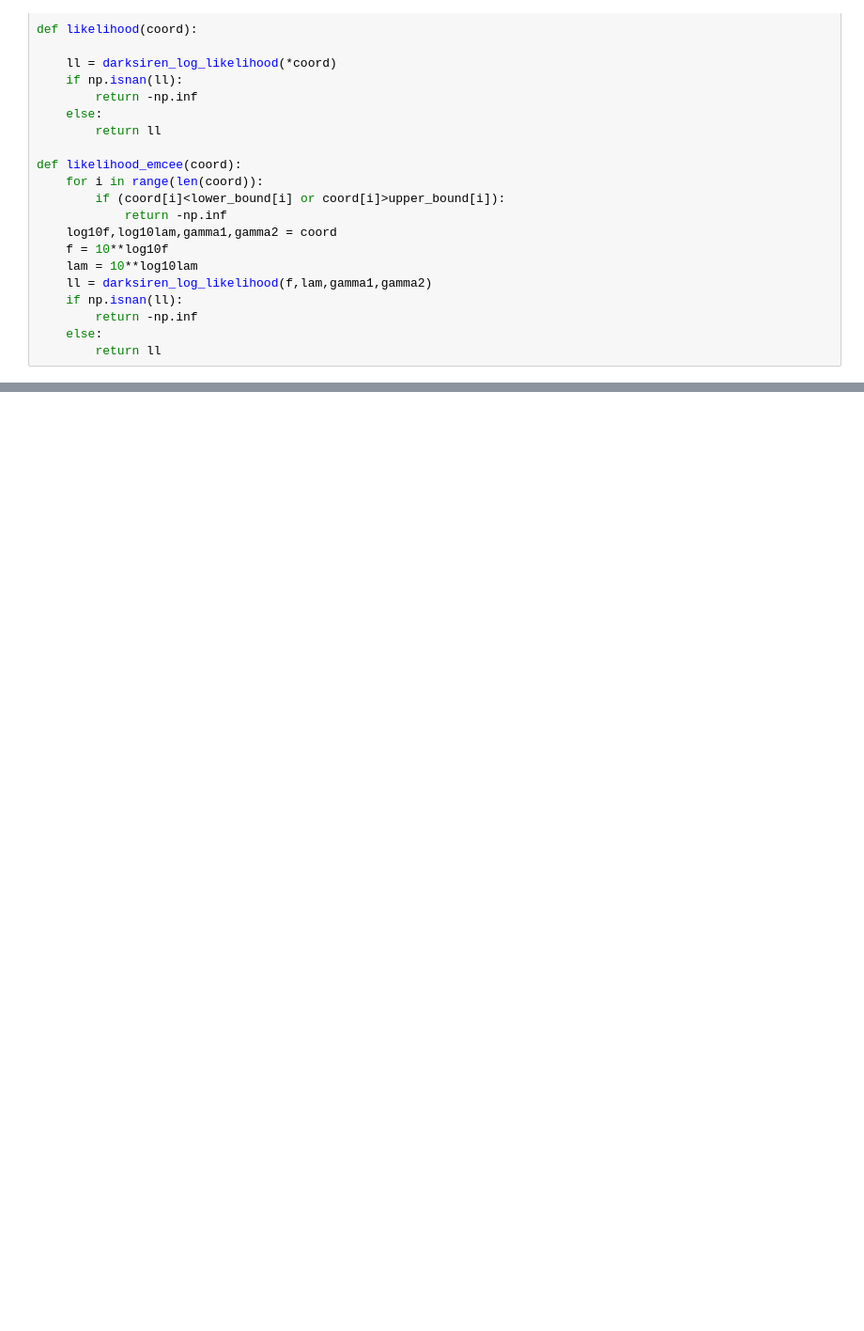
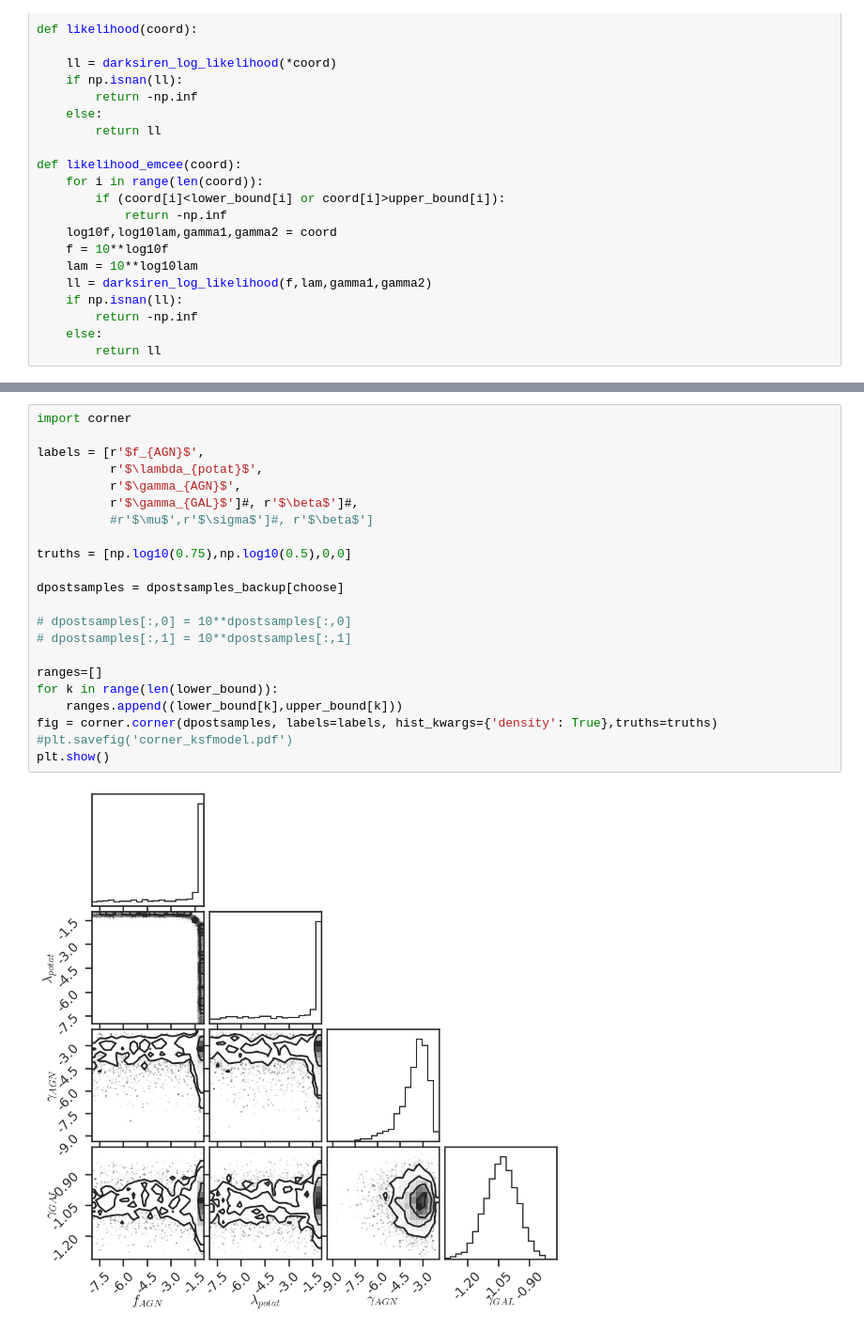
Before and after one commit to kstoreyf/gws-agn, a Jupyter notebook: notebooks/inference/complete_catalog/inference_lognormal_agn-exact-onthefly-nocompleteness.ipynb, the cells around one changed output, grey strips where cells are left out. Shown at 94% size. Saved outputs shown, nothing was run; the diff lists cells and outputs as text; blank space fills up the shorter version.

```diff
--- a/notebooks/inference/complete_catalog/inference_lognormal_agn-exact-onthefly-nocompleteness.ipynb
+++ b/notebooks/inference/complete_catalog/inference_lognormal_agn-exact-onthefly-nocompleteness.ipynb
@@ -397,3 +381,27 @@ array([43414, 69679, 33671, ..., 66050,  5672, 62852])
+# %%
+import corner
+
+labels = [r'$f_{AGN}$',
+          r'$\lambda_{potat}$',
+          r'$\gamma_{AGN}$',
+          r'$\gamma_{GAL}$']#, r'$\beta$']#,
+          #r'$\mu$',r'$\sigma$']#, r'$\beta$']
+
+truths = [np.log10(0.75),np.log10(0.5),0,0]
+
+dpostsamples = dpostsamples_backup[choose]
+
+# dpostsamples[:,0] = 10**dpostsamples[:,0]
+# dpostsamples[:,1] = 10**dpostsamples[:,1]
+
+ranges=[]
+for k in range(len(lower_bound)):
+    ranges.append((lower_bound[k],upper_bound[k]))
+fig = corner.corner(dpostsamples, labels=labels, hist_kwargs={'density': True},truths=truths)
+#plt.savefig('corner_ksfmodel.pdf')
+plt.show()
+# %% [output]
+[figure, added]
 # %%
 import corner
 
```
Also changed, not shown: parts of 11 cells of this notebook, 3 other files.
